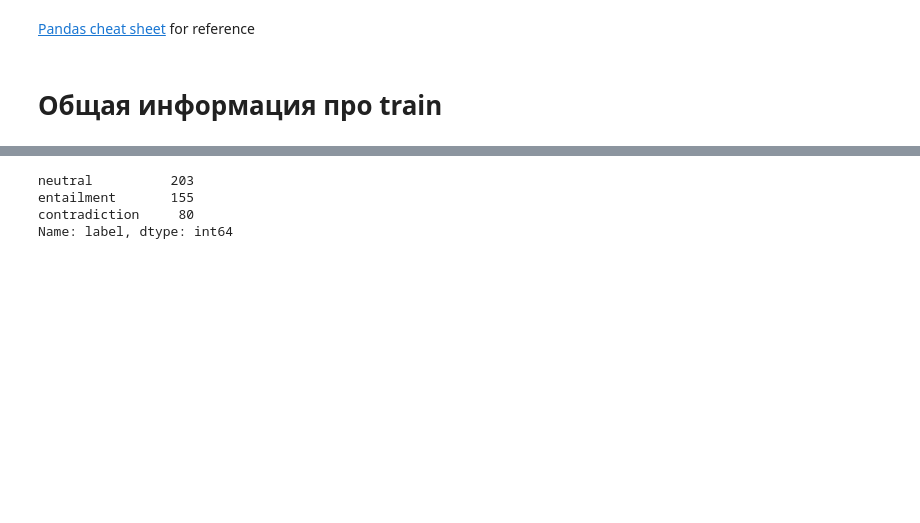
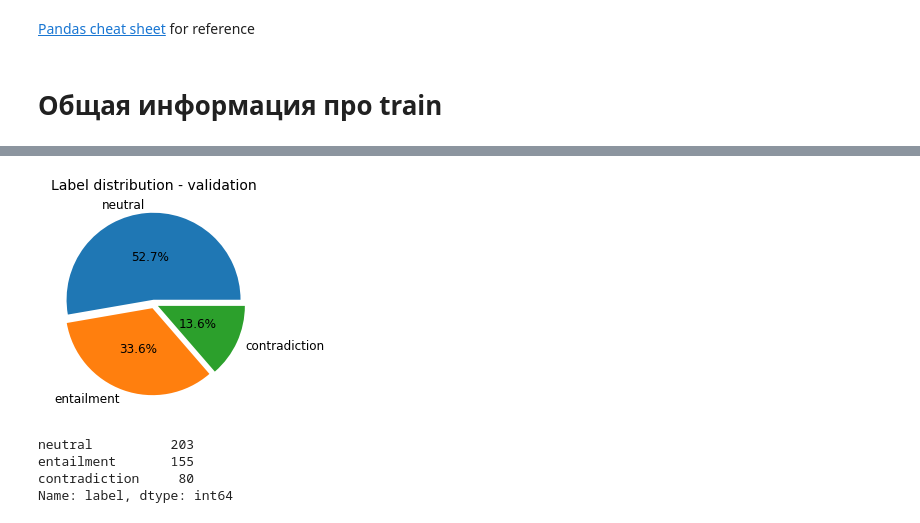
Before and after one commit to tatiana-iazykova/2020_HACK_RUSSIANSUPERGLUE, a Jupyter notebook: RSG_RCB.ipynb, the cells around one changed output, grey strips where cells are left out. Saved outputs shown, nothing was run; the diff lists cells and outputs as text; code cells hidden in the pictures; blank space fills up the shorter version.

```diff
--- a/RSG_RCB.ipynb
+++ b/RSG_RCB.ipynb
@@ -111,6 +111,9 @@ df = handler.to_pandas()
 # %%
 handler_en = JSONL_handler('data/CB/train.jsonl')
 df_en = handler_en.to_pandas()
+# %%
+handler_val = JSONL_handler('data/RCB/val.jsonl')
+df1 = handler_val.to_pandas()
 # %% [markdown]
 # Общая информация про train
 # %%
@@ -123,3 +126,9 @@ plt.show()
+# %%
+plt.title('Label distribution - validation', fontsize=14)
+plt.pie(df1['label'].value_counts(), autopct="%.1f%%", explode=[0.05]*3, labels=df1['label'].value_counts().keys(), pctdistance=0.5, textprops = dict(fontsize = 12))
+plt.show()
+# %% [output]
+[figure, added]
 # %%
 df['label'].value_counts()
 # %% [output]
```
Also changed, not shown: parts of 11 cells of this notebook.
